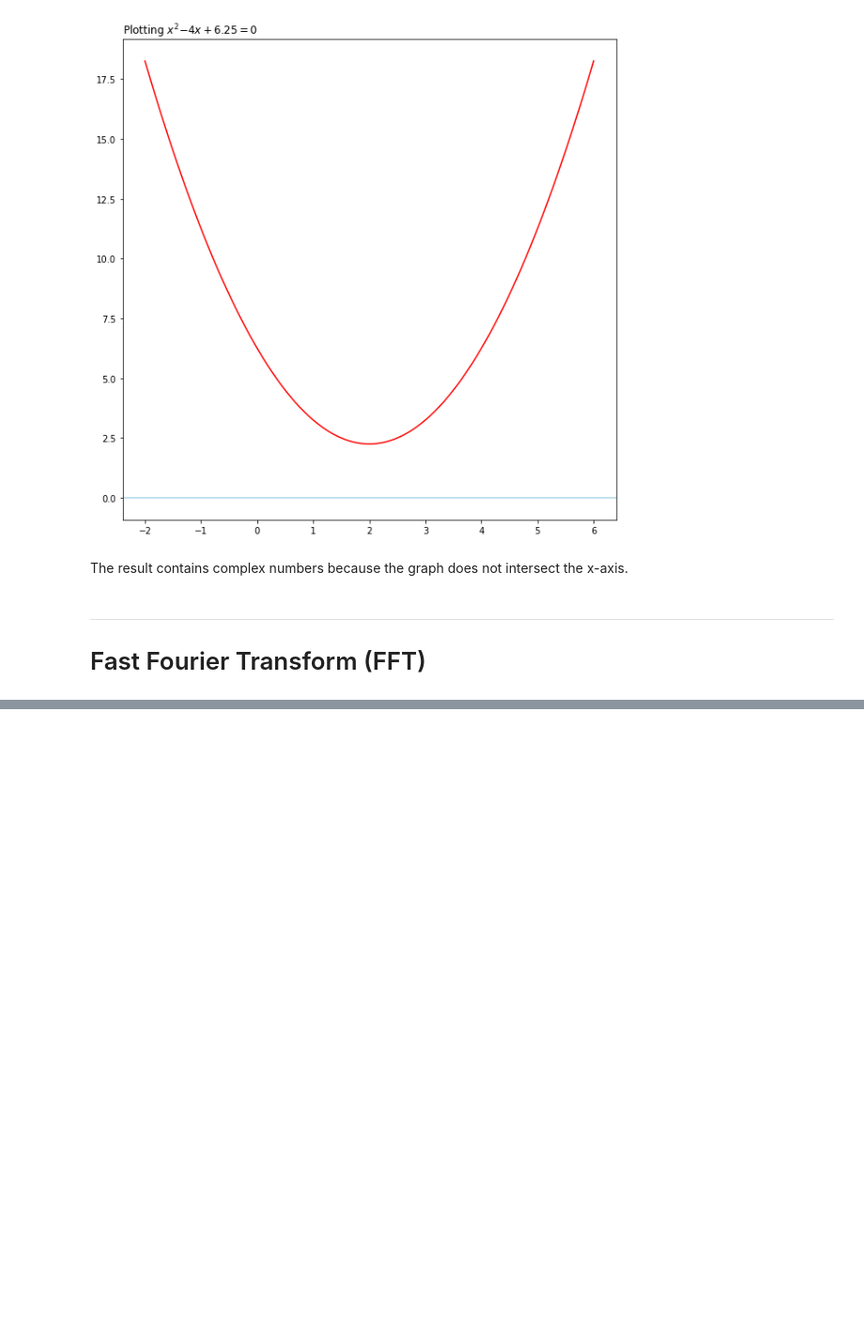
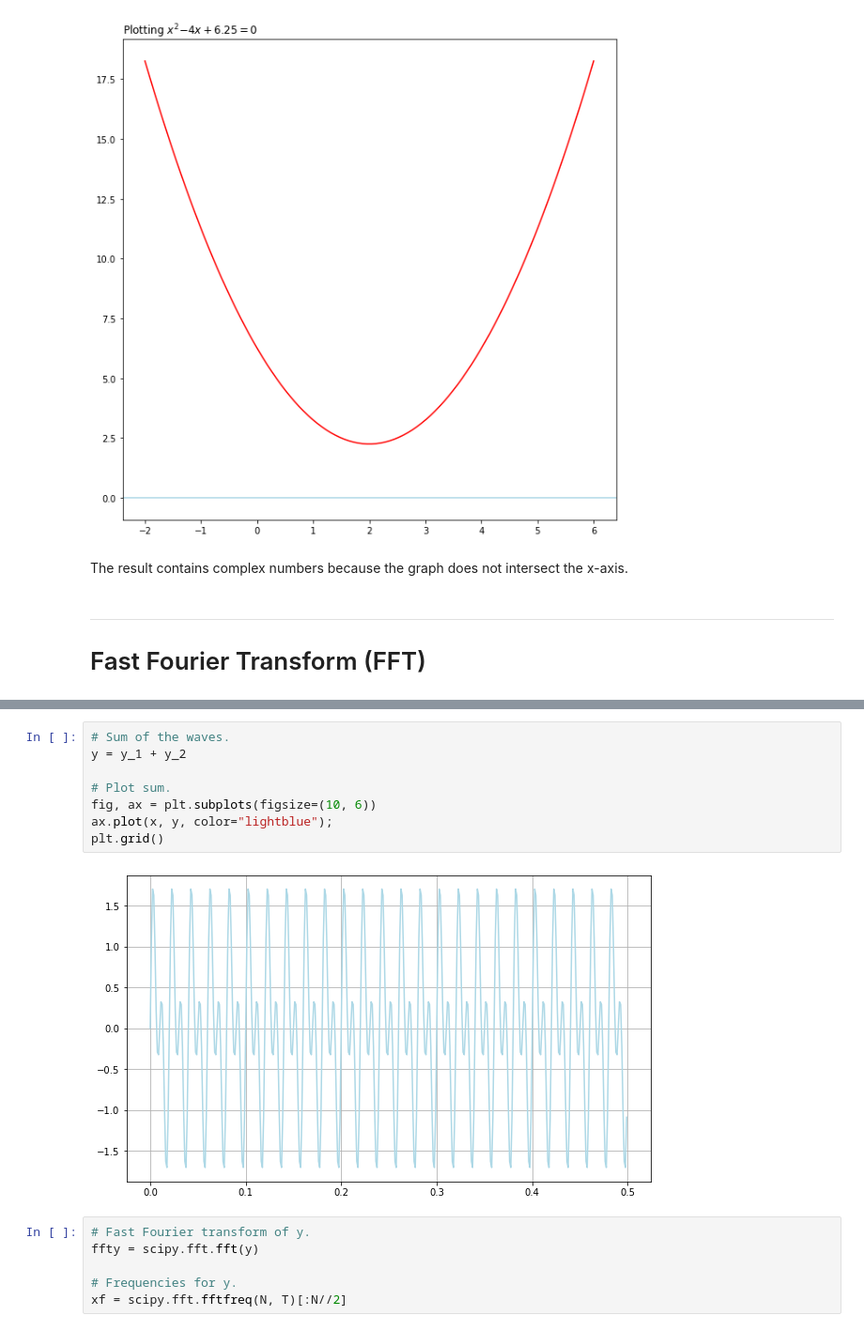
Before and after one commit to alexandrac77/emerging-technologies, a Jupyter notebook: content/Class Notebooks/Fourier Transforms.ipynb, the cells around one changed output, grey strips where cells are left out. Shown at 94% size. Cells and saved outputs as stored; diff of their text form; blank space fills up the shorter version.

```diff
--- a/content/Class Notebooks/Fourier Transforms.ipynb
+++ b/content/Class Notebooks/Fourier Transforms.ipynb
@@ -196,0 +279,16 @@ The FFT is much faster due to it's ability of computing the transformations usin
+# %%
+# Sum of the waves.
+y = y_1 + y_2
+
+# Plot sum.
+fig, ax = plt.subplots(figsize=(10, 6))
+ax.plot(x, y, color="lightblue");
+plt.grid()
+# %% [output]
+[figure, added]
+# %%
+# Fast Fourier transform of y.
+ffty = scipy.fft.fft(y)
+
+# Frequencies for y.
+xf = scipy.fft.fftfreq(N, T)[:N//2]
```
Also changed, not shown: parts of 12 cells of this notebook.
